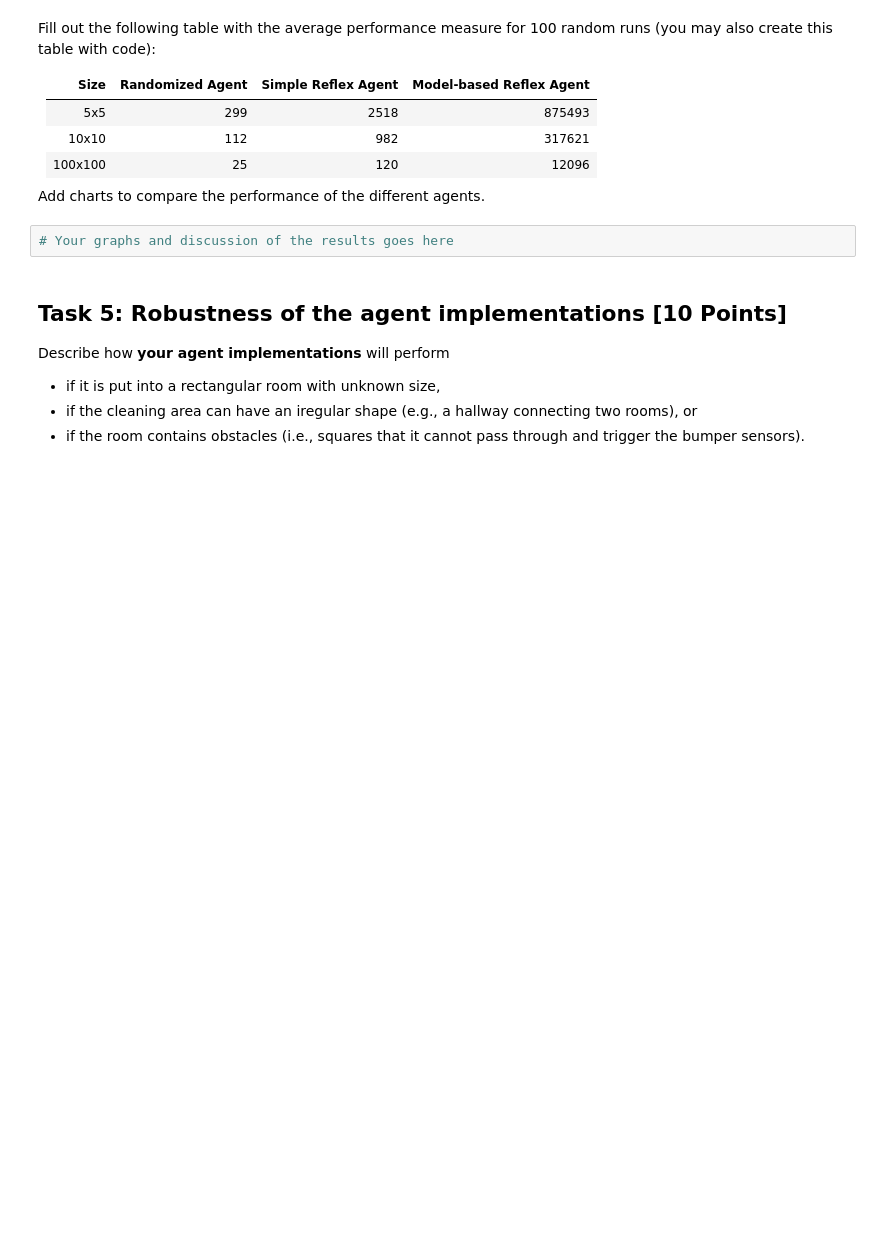
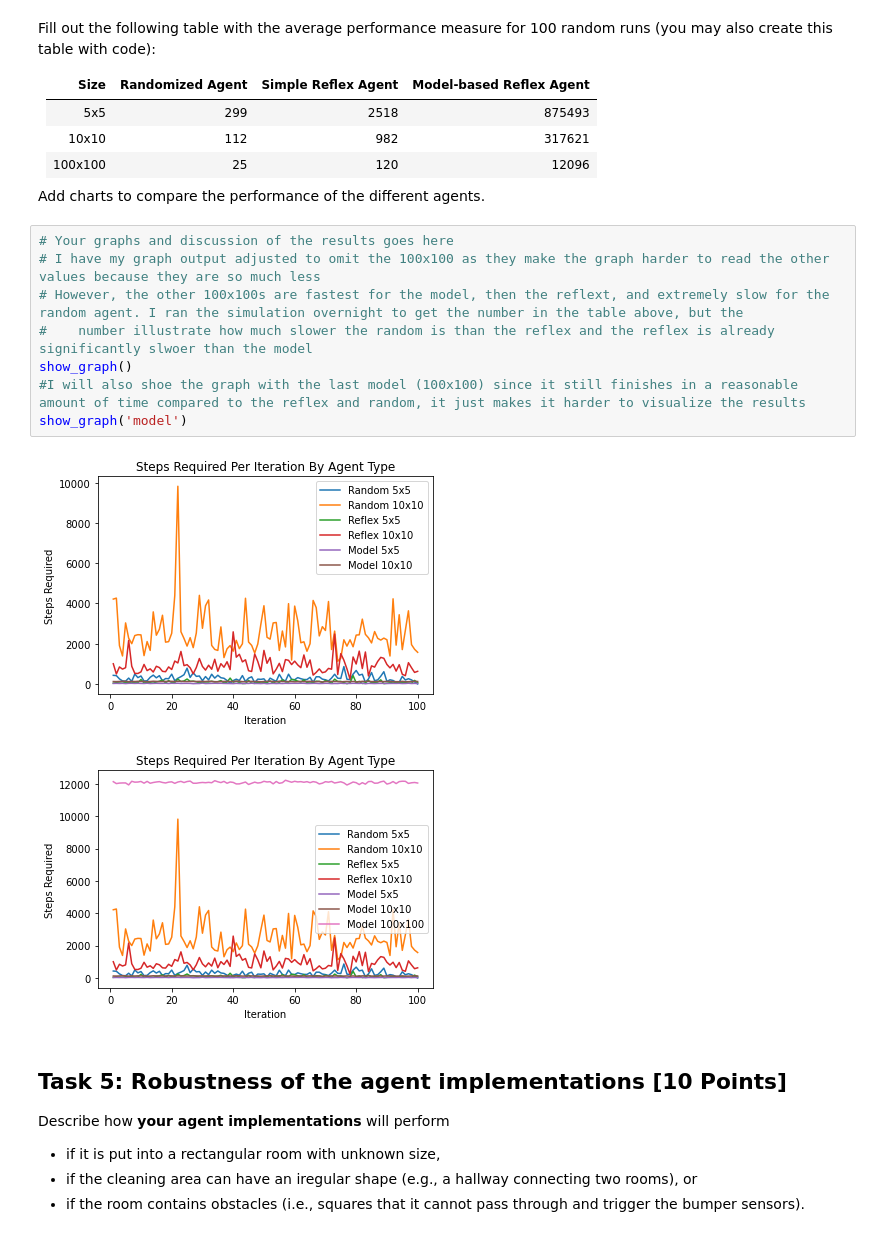
Before and after one commit to calebm00re/vacuumBot, a Jupyter notebook: robot_vacuum.ipynb, the cells around one changed output. Cells and saved outputs as stored; diff of their text form; blank space fills up the shorter version.

```diff
--- a/robot_vacuum.ipynb
+++ b/robot_vacuum.ipynb
@@ -394,8 +464,17 @@ Fill out the following table with the average performance measure for 100 random
 | 100x100 | 25               | 120                 | 12096                    |
 
 Add charts to compare the performance of the different agents.
-# %%
-# Your graphs and discussion of the results goes here
+# %%
+# Your graphs and discussion of the results goes here
+# I have my graph output adjusted to omit the 100x100 as they make the graph harder to read the other values because they are so much less
+# However, the other 100x100s are fastest for the model, then the reflext, and extremely slow for the random agent. I ran the simulation overnight to get the number in the table above, but the
+#    number illustrate how much slower the random is than the reflex and the reflex is already significantly slwoer than the model
+show_graph()
+#I will also shoe the graph with the last model (100x100) since it still finishes in a reasonable amount of time compared to the reflex and random, it just makes it harder to visualize the results
+show_graph('model')
+# %% [output]
+[figure, added]
+[figure, added]
 # %% [markdown]
 ## Task 5: Robustness of the agent implementations [10 Points]
 
```
Also changed, not shown: parts of 17 cells of this notebook, 2 other files.
